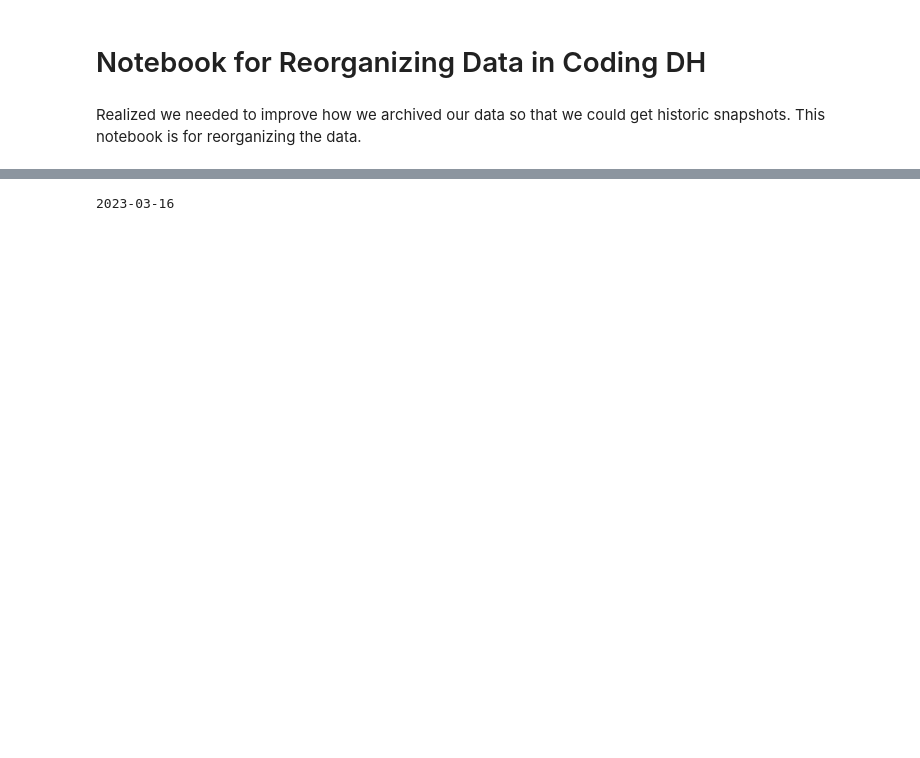
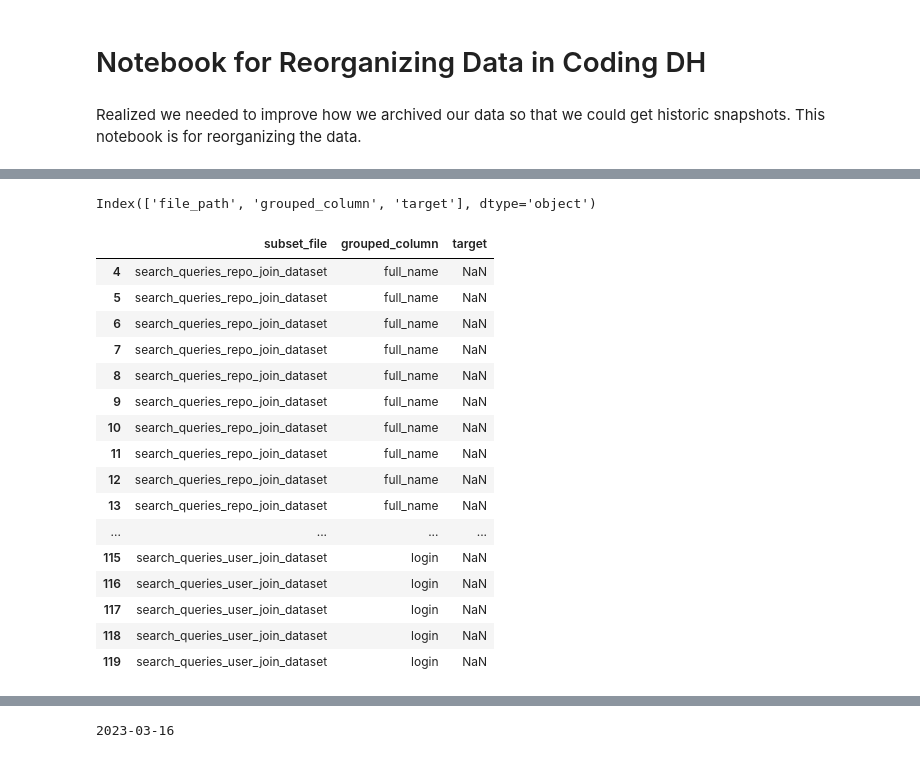
Before and after one commit to CodingDH/searching-for-DH, a Jupyter notebook: data_cleaning_notebooks/DataReorg.ipynb, the cells around one changed output, grey strips where cells are left out. Cells and saved outputs as stored; diff of their text form; code cells hidden in the pictures; blank space fills up the shorter version.

```diff
--- a/data_cleaning_notebooks/DataReorg.ipynb
+++ b/data_cleaning_notebooks/DataReorg.ipynb
@@ -58,0 +233,6 @@ array(['temp', 'derived_files', 'repo_data', 'join_files', 'entity_files',
+# %%
+df = cols_df[['file_name', 'source', 'target']]
+df = df.rename(columns={'file_name': 'file_path', 'source': 'grouped_column'})
+df.columns
+# %% [output]
+Index(['file_path', 'grouped_column', 'target'], dtype='object')
@@ -58,0 +247,20 @@ array(['temp', 'derived_files', 'repo_data', 'join_files', 'entity_files',
+# %%
+files_df[files_df.target.isna()][['subset_file', 'grouped_column', 'target']]
+# %% [output]
+|  | subset_file | grouped_column | target |
+| 4 | search_queries_repo_join_dataset | full_name | NaN |
+| 5 | search_queries_repo_join_dataset | full_name | NaN |
+| 6 | search_queries_repo_join_dataset | full_name | NaN |
+| 7 | search_queries_repo_join_dataset | full_name | NaN |
+| 8 | search_queries_repo_join_dataset | full_name | NaN |
+| 9 | search_queries_repo_join_dataset | full_name | NaN |
+| 10 | search_queries_repo_join_dataset | full_name | NaN |
+| 11 | search_queries_repo_join_dataset | full_name | NaN |
+| 12 | search_queries_repo_join_dataset | full_name | NaN |
+| 13 | search_queries_repo_join_dataset | full_name | NaN |
+| ... | ... | ... | ... |
+| 115 | search_queries_user_join_dataset | login | NaN |
+| 116 | search_queries_user_join_dataset | login | NaN |
+| 117 | search_queries_user_join_dataset | login | NaN |
+| 118 | search_queries_user_join_dataset | login | NaN |
+| 119 | search_queries_user_join_dataset | login | NaN |
```
Also changed, not shown: parts of 30 cells of this notebook, 4 other files.
